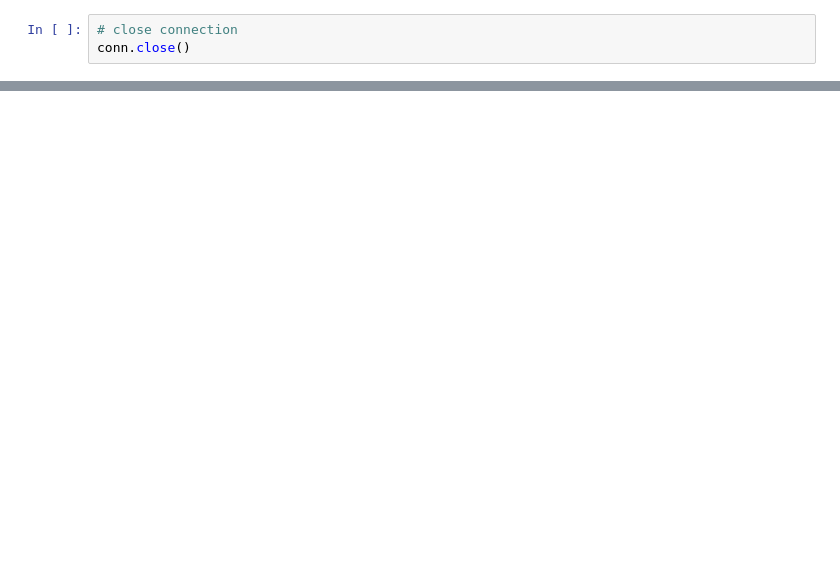
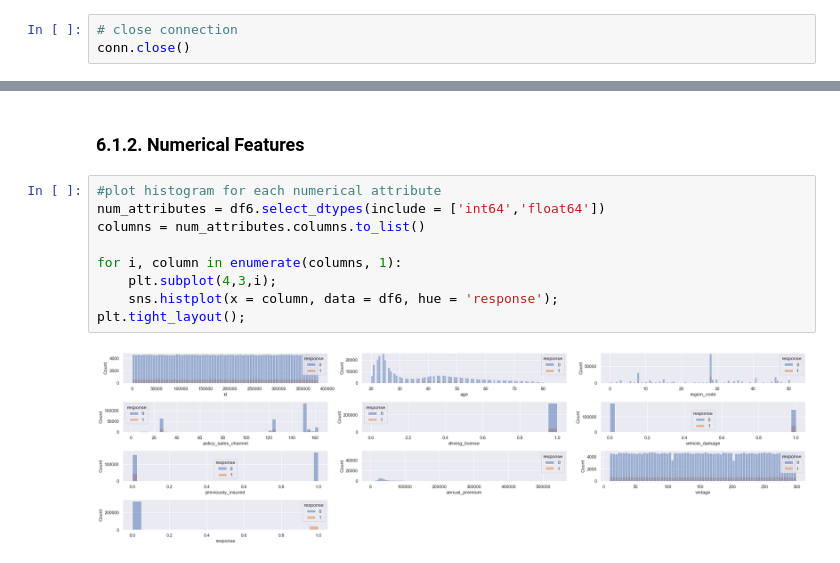
Before and after one commit to Lucas-Okamura/Health-Insurance-Cross-Sell, a Jupyter notebook: Health_Insurance_Cross_Sell.ipynb, the cells around one changed output, grey strips where cells are left out. Cells and saved outputs as stored; diff of their text form; blank space fills up the shorter version.

```diff
--- a/Health_Insurance_Cross_Sell.ipynb
+++ b/Health_Insurance_Cross_Sell.ipynb
@@ -294,0 +477,13 @@ conn.close()
+# %% [markdown]
+### 6.1.2. Numerical Features<a id='numerical_features'></a>
+# %%
+#plot histogram for each numerical attribute
+num_attributes = df6.select_dtypes(include = ['int64','float64'])
+columns = num_attributes.columns.to_list()
+
+for i, column in enumerate(columns, 1):
+    plt.subplot(4,3,i);
+    sns.histplot(x = column, data = df6, hue = 'response');
+plt.tight_layout();
+# %% [output]
+[figure, added]
```
Also changed, not shown: parts of 62 cells of this notebook, 7 other files.
